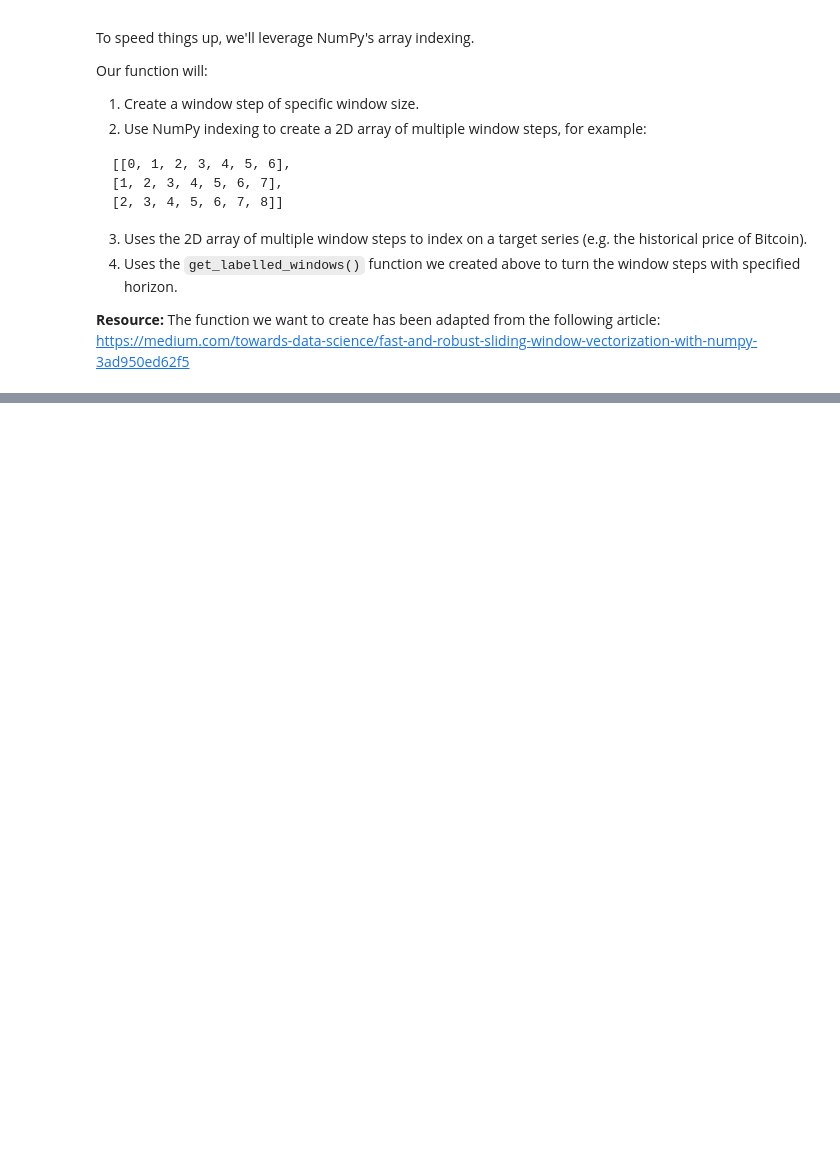
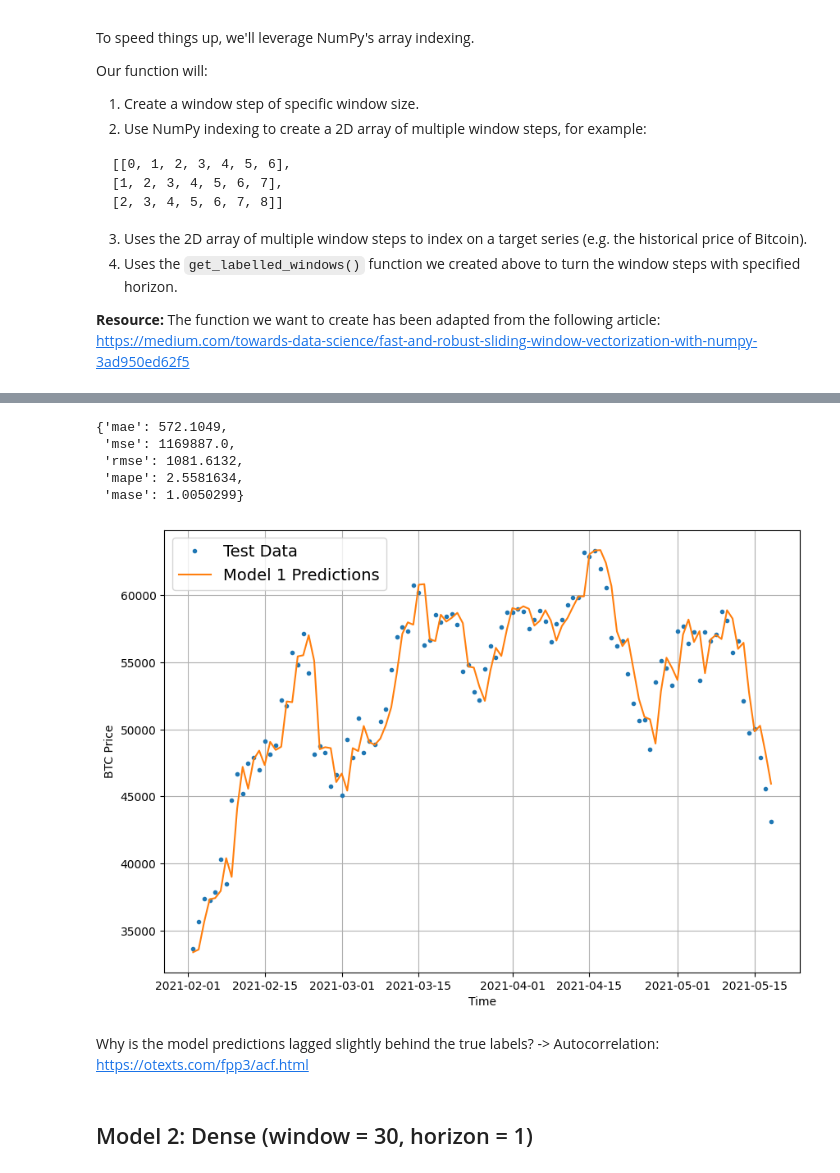
Before and after one commit to ntshtn/Tensorflow_Deep_Learning, a Jupyter notebook: 10_time_series_forecasting_with_tensorflow.ipynb, the cells around one changed output, grey strips where cells are left out. Drawn from its saved outputs; the diff is of its cells as text; code cells hidden in the pictures; blank space fills up the shorter version.

Commit message:
Adding model 1 until 5

```diff
--- a/10_time_series_forecasting_with_tensorflow.ipynb
+++ b/10_time_series_forecasting_with_tensorflow.ipynb
@@ -451,0 +515,4 @@ Our function will:
+# %%
+# Create train and test windows
+train_windows, test_windows, train_labels, test_labels = make_train_test_split(full_windows, full_labels)
+len(train_windows), len(test_windows), len(train_labels), len(test_labels)
@@ -451,0 +600,4 @@ Our function will:
+# %%
+# Load in saved best performing model_1 and evaluate it on test data
+model_1 = tf.keras.models.load_model("model_experiments/model_1_dense.keras")
+model_1.evaluate(test_windows, test_labels)
@@ -451,0 +615,11 @@ Our function will:
+# %%
+def make_preds(model, input_data):
+  """
+  Uses model to make predictions on input_data.
+  """
+  forecast = model.predict(input_data)
+  return tf.squeeze(forecast) # return 1D array of predictions
+# %%
+# Make predictions
+model_1_preds = make_preds(model_1, test_windows)
+len(model_1_preds), model_1_preds[:10]
@@ -451,0 +632,25 @@ Our function will:
+# %%
+# Evaluate preds
+model_1_results = evaluate_pred(y_true=tf.squeeze(test_labels),
+                                y_pred=model_1_preds)
+model_1_results
+# %% [output]
+{'mae': 572.1049,
+ 'mse': 1169887.0,
+ 'rmse': 1081.6132,
+ 'mape': 2.5581634,
+ 'mase': 1.0050299}
+# %%
+# Plot model_1 predictions
+offset = 450
+plt.figure(figsize=(10,7))
+# Account for the test window offset and index into test_labels to ensure correct plotting
+plot_time_series(timesteps=X_test[-len(test_windows):], values=tf.squeeze(test_labels), start=offset, label="Test Data") # instead of instead we can use test_labels[:,0]
+plot_time_series(timesteps=X_test[-len(test_windows):], values=model_1_preds, start=offset, format="-", label="Model 1 Predictions")
+# %% [output]
+[figure, added]
+# %% [markdown]
+Why is the model predictions lagged slightly behind the true labels?
+-> Autocorrelation: https://otexts.com/fpp3/acf.html
+# %% [markdown]
+## Model 2: Dense (window = 30, horizon = 1)
```
Also changed, not shown: parts of 68 cells of this notebook.
